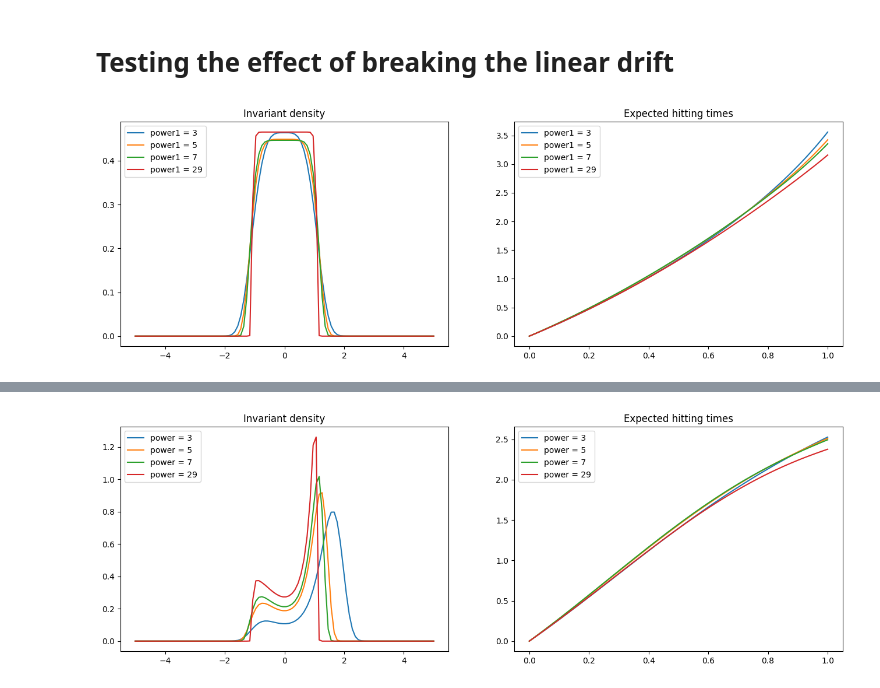
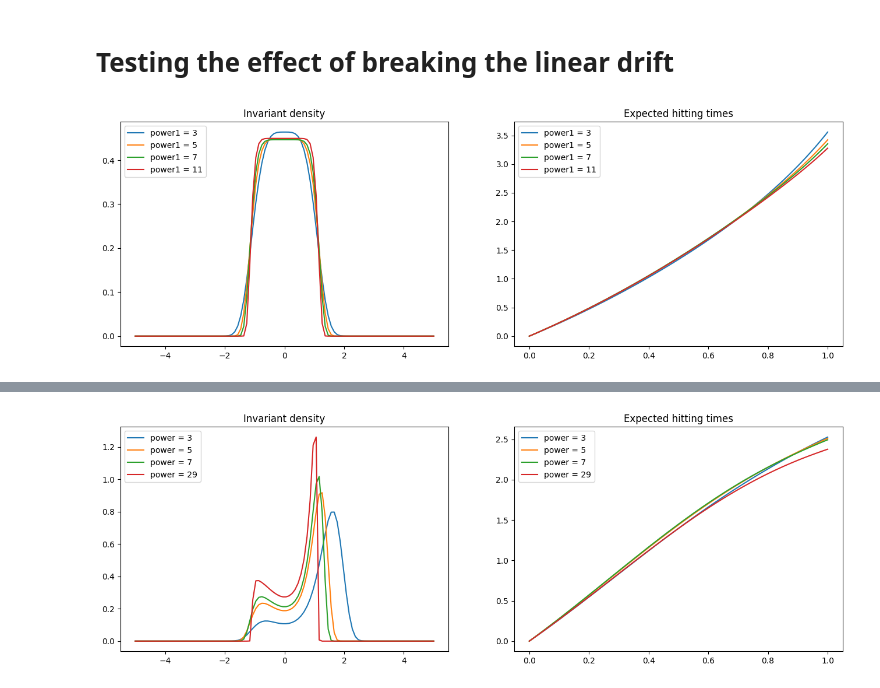
Before and after one commit to RasmusBrostroem/Data-driven-algorithms-for-Impulse-control-problem-Thesis, a Jupyter notebook: TestingMisspecificationFunctions.ipynb, the cells around one changed output, grey strips where cells are left out. Cells and saved outputs as stored; diff of their text form; code cells hidden in the pictures.

```diff
--- a/TestingMisspecificationFunctions.ipynb
+++ b/TestingMisspecificationFunctions.ipynb
@@ -7,30 +8,30 @@ from diffusionProcess import DiffusionProcess, drift, sigma, generate_linear_dri
 # %%
 def b1(power: float):
     return lambda x: -x**power
 
-powers = [3, 5, 7, 29]
+powers = [3, 5, 7, 11]
 
 
 drifts = [b1(p) for p in powers]
 diffProsses = [DiffusionProcess(d, sigma) for d in drifts]
 
 x_range_invariant = np.linspace(-5, 5, 100)
 x_range_xi = np.linspace(0, 1, 100)
 invariant_densities = [pros.invariant_density(x_range_invariant) for pros in diffProsses]
 expected_hitting_times = [pros.xi(x_range_xi) for pros in diffProsses]
 
 fig, ax = plt.subplots(1,2,figsize=(16,5))
 
 for i, invariant_density in enumerate(invariant_densities):
     ax[0].plot(x_range_invariant, invariant_density, label=f"power1 = {powers[i]}" )
 ax[0].legend(loc="upper left")
 ax[0].set_title("Invariant density")
 for i, expected_hitting_time in enumerate(expected_hitting_times):
     ax[1].plot(x_range_xi, expected_hitting_time, label=f"power1 = {powers[i]}")
 ax[1].legend(loc="upper left")
 ax[1].set_title("Expected hitting times")
 ax[1].ticklabel_format(style="plain")
 #ax[1].set_ylim([0, 100])
 plt.show()
 # %% [output]
-[figure, old version]
+[figure, new version]
```
Also changed, not shown: parts of 9 cells of this notebook.
